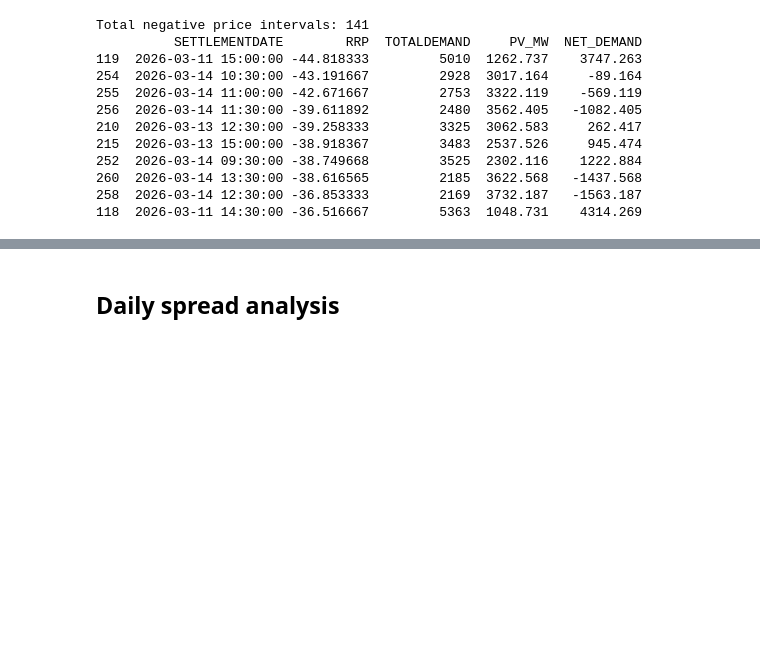
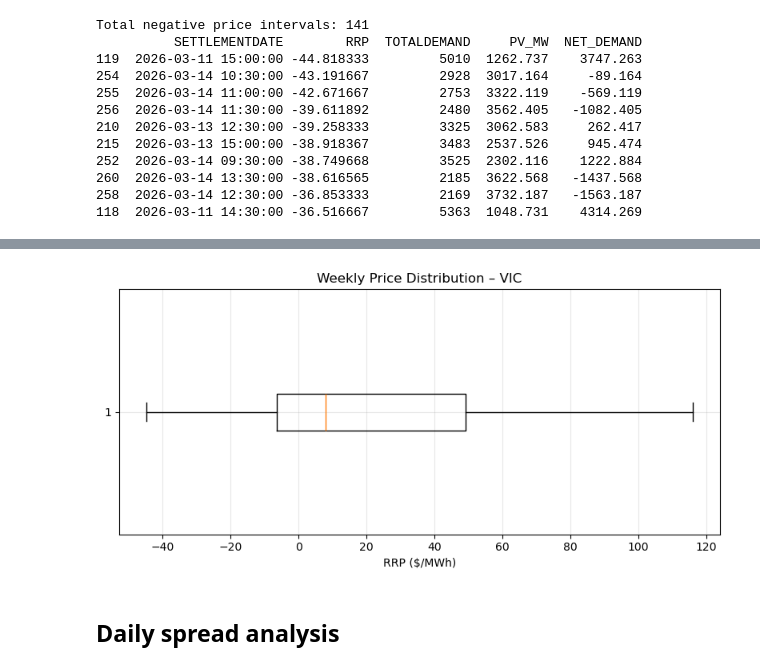
Before and after one commit to Vivekarya05/bess_trading_assessment, a Jupyter notebook: notebooks/02_Excerise_2_Weekly_BESS_market.ipynb, the cells around one changed output, grey strips where cells are left out. Saved outputs shown, nothing was run; the diff lists cells and outputs as text; code cells hidden in the pictures; blank space fills up the shorter version.

```diff
--- a/notebooks/02_Excerise_2_Weekly_BESS_market.ipynb
+++ b/notebooks/02_Excerise_2_Weekly_BESS_market.ipynb
@@ -45,2 +58,12 @@ Total negative price intervals: 141
+# %%
+plt.figure(figsize=(8, 4))
+plt.boxplot(weekly_df["RRP"], vert=False)
+plt.xlabel("RRP ($/MWh)")
+plt.title("Weekly Price Distribution – VIC")
+plt.grid(alpha=0.3)
+plt.tight_layout()
+plt.show()
+# %% [output]
+[figure, added]
 # %% [markdown]
 ## Daily spread analysis
```
Also changed, not shown: parts of 7 cells of this notebook, 13 other files.
